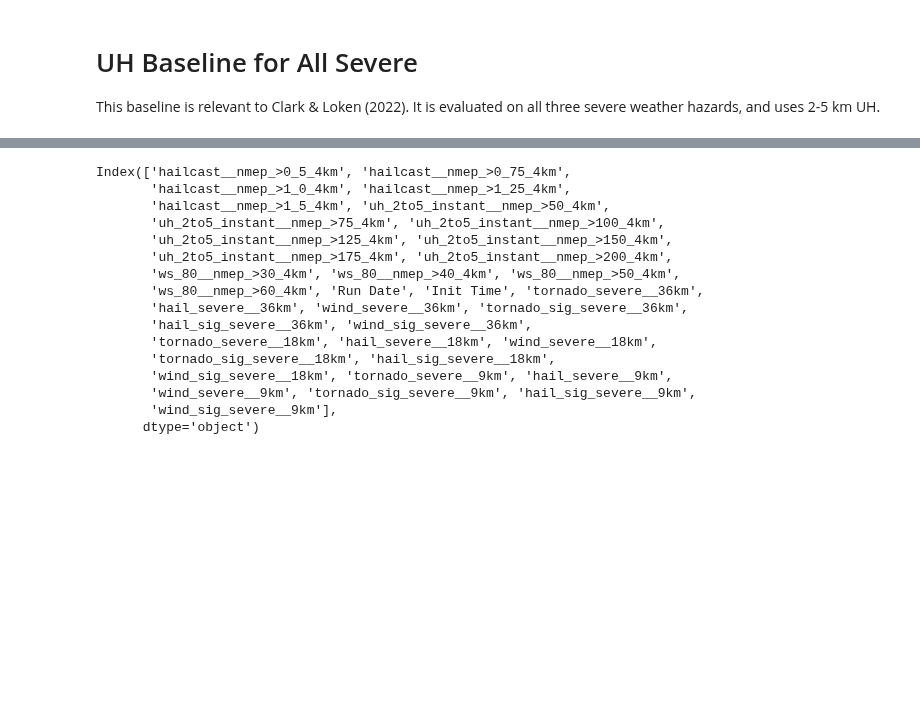
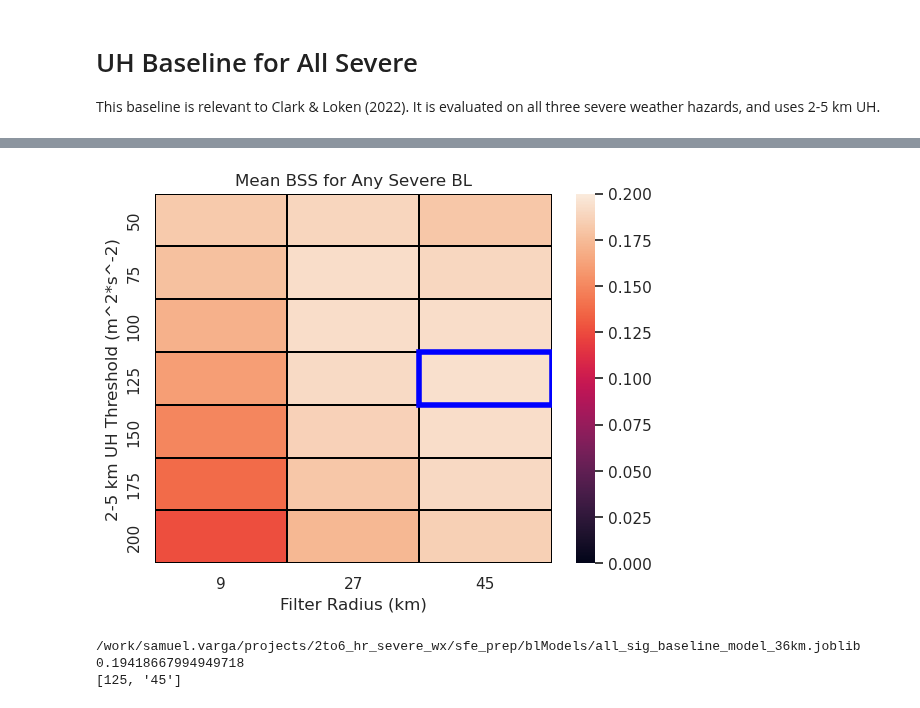
Before and after one commit to NOAA-National-Severe-Storms-Laboratory/frdd-wofs-ml-w2w, a Jupyter notebook: notebooks/training_the_baseline.ipynb, the cells around one changed output, grey strips where cells are left out. Saved outputs shown, nothing was run; the diff lists cells and outputs as text; code cells hidden in the pictures; blank space fills up the shorter version.

```diff
--- a/notebooks/training_the_baseline.ipynb
+++ b/notebooks/training_the_baseline.ipynb
@@ -37,7 +37,7 @@ Intel(R) Extension for Scikit-learn* enabled (https://github.com/intel/scikit-le
 #base_path = '/work/mflora/ML_2TO6HR/data'
 TIMESCALE='2to6'
 FRAMEWORK='POTVIN'
-base_path=f'/work/samuel.varga/data/{TIMESCALE}_hr_severe_wx/sfe_prep'#{FRAMEWORK}'
+base_path=f'/work/samuel.varga/data/{TIMESCALE}_hr_severe_wx/{FRAMEWORK}'
 # %% [markdown]
 ### Neighborhood Maximum Ensemble Probability (NMEP)
 
@@ -410,22 +385,39 @@ A value is trying to be set on a copy of a slice from a DataFrame
 
 See the caveats in the documentation: https://pandas.pydata.org/pandas-docs/stable/user_guide/indexing.html#returning-a-view-versus-a-copy
   y[y > 0] = 1
-# %%
-df.columns
-# %% [output]
-Index(['hailcast__nmep_>0_5_4km', 'hailcast__nmep_>0_75_4km',
-       'hailcast__nmep_>1_0_4km', 'hailcast__nmep_>1_25_4km',
-       'hailcast__nmep_>1_5_4km', 'uh_2to5_instant__nmep_>50_4km',
-       'uh_2to5_instant__nmep_>75_4km', 'uh_2to5_instant__nmep_>100_4km',
-       'uh_2to5_instant__nmep_>125_4km', 'uh_2to5_instant__nmep_>150_4km',
-       'uh_2to5_instant__nmep_>175_4km', 'uh_2to5_instant__nmep_>200_4km',
-       'ws_80__nmep_>30_4km', 'ws_80__nmep_>40_4km', 'ws_80__nmep_>50_4km',
-       'ws_80__nmep_>60_4km', 'Run Date', 'Init Time', 'tornado_severe__36km',
-       'hail_severe__36km', 'wind_severe__36km', 'tornado_sig_severe__36km',
-       'hail_sig_severe__36km', 'wind_sig_severe__36km',
-       'tornado_severe__18km', 'hail_severe__18km', 'wind_severe__18km',
-       'tornado_sig_severe__18km', 'hail_sig_severe__18km',
-       'wind_sig_severe__18km', 'tornado_severe__9km', 'hail_severe__9km',
-       'wind_severe__9km', 'tornado_sig_severe__9km', 'hail_sig_severe__9km',
-       'wind_sig_severe__9km'],
-      dtype='object')
+# %%
+fig, ax = plt.subplots()
+sns.heatmap(Heat2D, ax=ax, vmin=0.0, vmax=0.2, linewidths=0.1, linecolor='black')
+ax.set_xlabel('Filter Radius (km)')
+ax.set_xticklabels(scales) #scales
+ax.set_ylabel(f'{hazard_var_names[hazard]} Threshold ({units[v]})') #Check units for this
+ax.set_yticklabels(thresh[v][:len(Heat2D)]) #The indexing is a little funky bc this is a python list, not np.array
+ax.set_title(f'Mean BSS for {hazard.capitalize()  if hazard!="all" else "Any Severe"} BL')
+#plt.savefig(f'/home/samuel.varga/{hazard}_bl_heatmap.png', bbox_inches='tight')
+
+#Grab the indices for the maximum CV_score
+bestInd=np.unravel_index(np.argmax(Heat2D),Heat2D.shape)
+ax.add_patch(Rectangle((bestInd[1],bestInd[0]),1,1, fill=False, edgecolor='blue', lw=4))
+plt.show()
+
+
+# Create a save path for the baseline model.
+#workDir='/work/{}/projects/2to6_hr_severe_wx/blModels/'.format('samuel.varga') #Work directory
+#save_name = 'tornado_baseline_model_{}km.joblib'.format(scale)
+#save_name=f'/work/samuel.varga/projects/{TIMESCALE}_hr_severe_wx/{FRAMEWORK}/blModels/{hazard}_baseline_model_sig_{scale}km.joblib'
+save_name=f'/work/samuel.varga/projects/{TIMESCALE}_hr_severe_wx/sfe_prep/blModels/{hazard}_sig_baseline_model_{scale}km.joblib'
+#save_name=workDir+save_name
+print(save_name)
+
+
+print(Heat2D[bestInd[0],bestInd[1]])
+print([thresh[v][bestInd[0]],scales[bestInd[1]]])
+
+#Load the optimal baseline data and train the baseline model
+X=df['{}__nmep_>{}_{}km'.format(varNam[v],thresh[v][bestInd[0]],scales[bestInd[1]])] #scales[bestInd[1]])] #scales[bestInd[1]]
+#train_baseline(X,y,dates, save_name)
+# %% [output]
+[figure, added]
+/work/samuel.varga/projects/2to6_hr_severe_wx/sfe_prep/blModels/all_sig_baseline_model_36km.joblib
+0.19418667994949718
+[125, '45']
```
Also changed, not shown: parts of 2 cells of this notebook, 22 other files.
